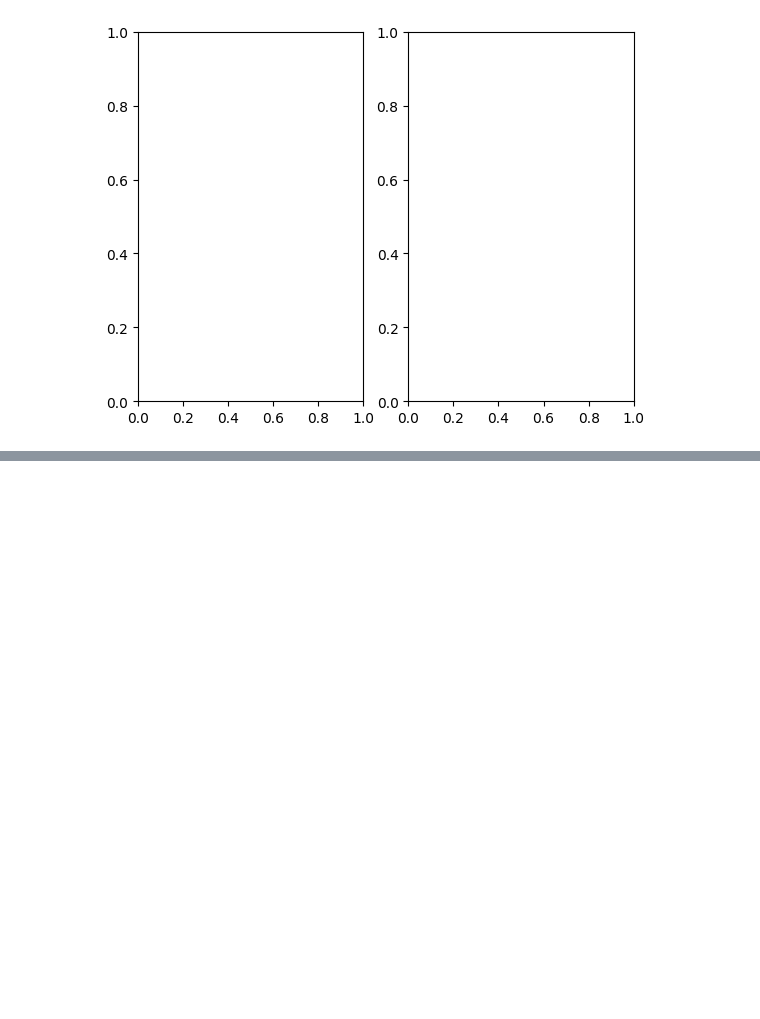
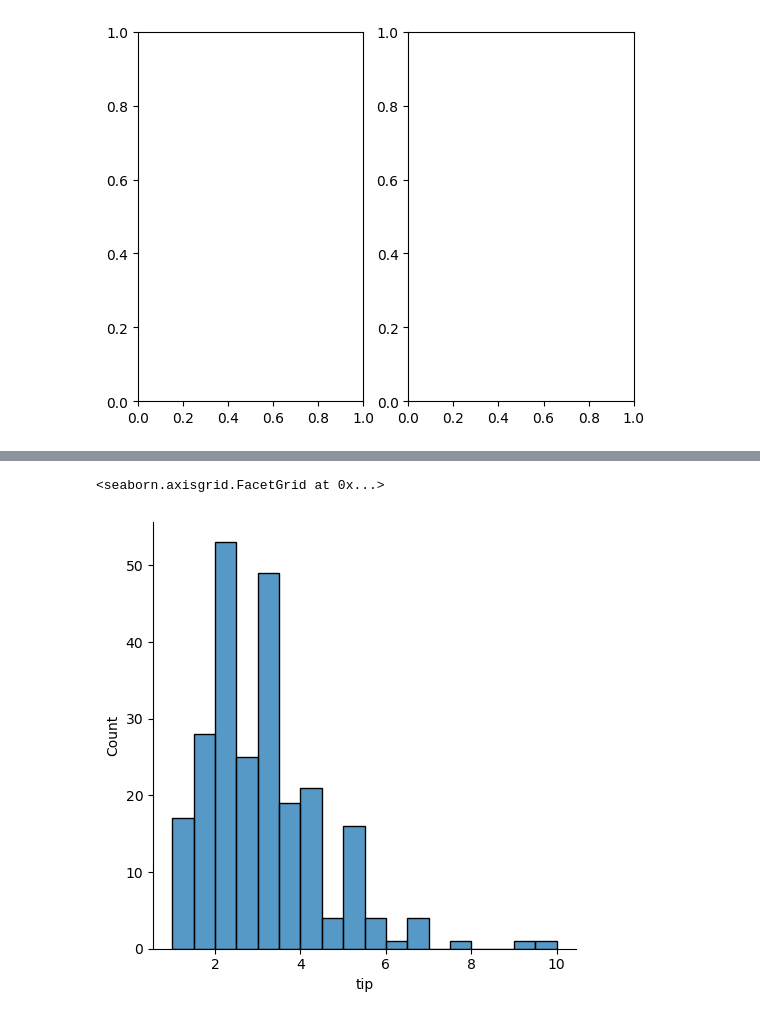
Before and after one commit to fathimanasrin063/DATASCIENCE_LAB, a Jupyter notebook: prgm3 data visualization.ipynb, the cells around one changed output, grey strips where cells are left out. Saved outputs shown, nothing was run; the diff lists cells and outputs as text; code cells hidden in the pictures; blank space fills up the shorter version.

```diff
--- a/prgm3 data visualization.ipynb
+++ b/prgm3 data visualization.ipynb
@@ -79,0 +155,3 @@ fig
+# %%
+import seaborn as sns
+tips=sns.load_dataset("tips")
@@ -79,0 +167,5 @@ fig
+# %%
+sns.displot(tips["tip"])
+# %% [output]
+<seaborn.axisgrid.FacetGrid at 0x...>
+[figure, added]
```
Also changed, not shown: parts of 30 cells of this notebook.
